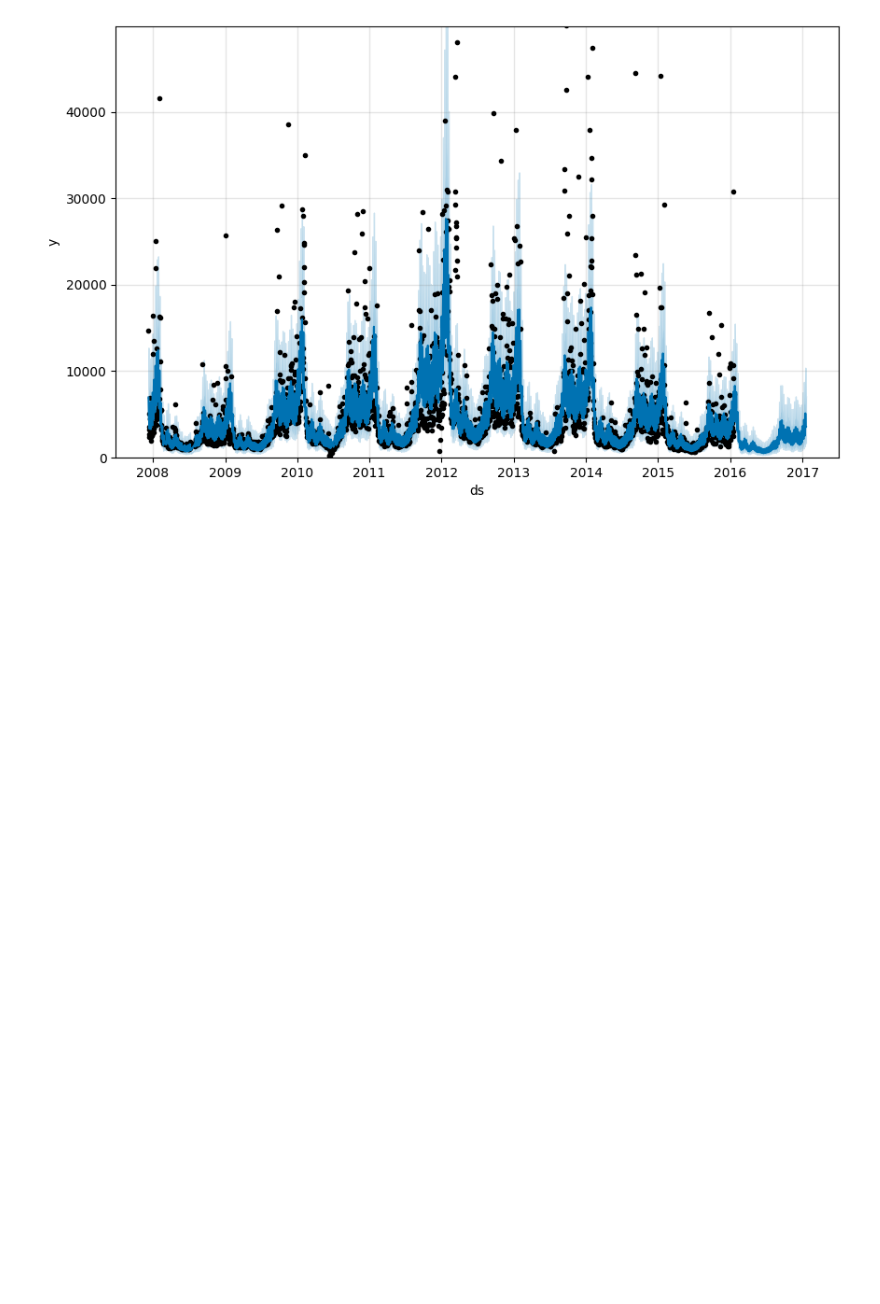
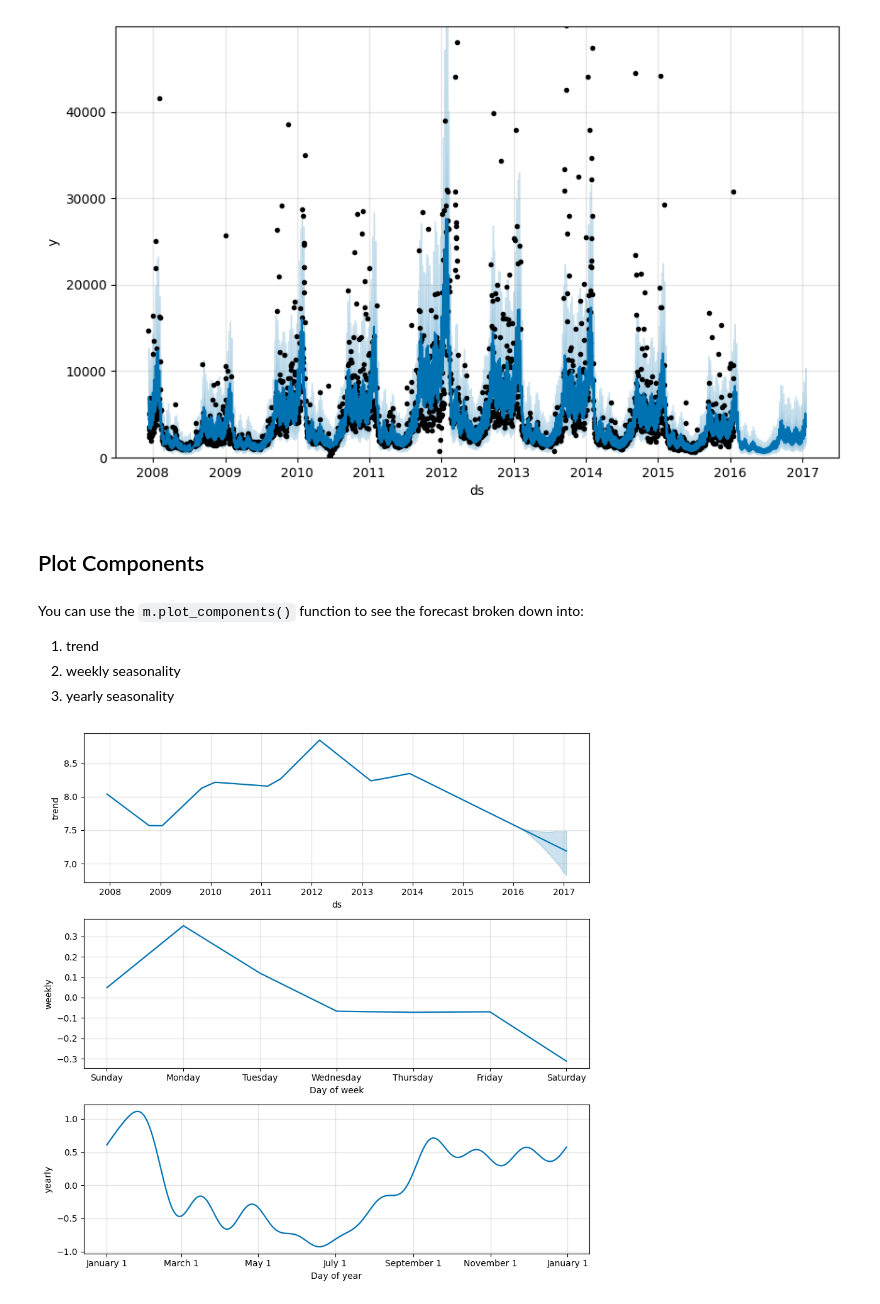
Before and after one commit to HassanAlgoz/AAI, a Jupyter notebook: courses/Timeseries/lessons/14_prophet_forecast_quick_start.ipynb, the cells around one changed output. Drawn from its saved outputs; the diff is of its cells as text; code cells hidden in the pictures; blank space fills up the shorter version.

Commit message:
TS: add components plot

```diff
--- a/courses/Timeseries/lessons/14_prophet_forecast_quick_start.ipynb
+++ b/courses/Timeseries/lessons/14_prophet_forecast_quick_start.ipynb
@@ -248,3 +248,15 @@ def plot_in_original_scale(m, fcst_pageviews):
 plot_in_original_scale(m, fcst_pageviews)
 # %% [output]
 [figure]
+# %% [markdown]
+## Plot Components
+# %% [markdown]
+You can use the `m.plot_components()` function to see the forecast broken down into:
+
+1. trend
+2. weekly seasonality
+3. yearly seasonality
+# %%
+fig3 = m.plot_components(forecast)
+# %% [output]
+[figure, added]
```
Also changed, not shown: parts of 1 cell of this notebook.
